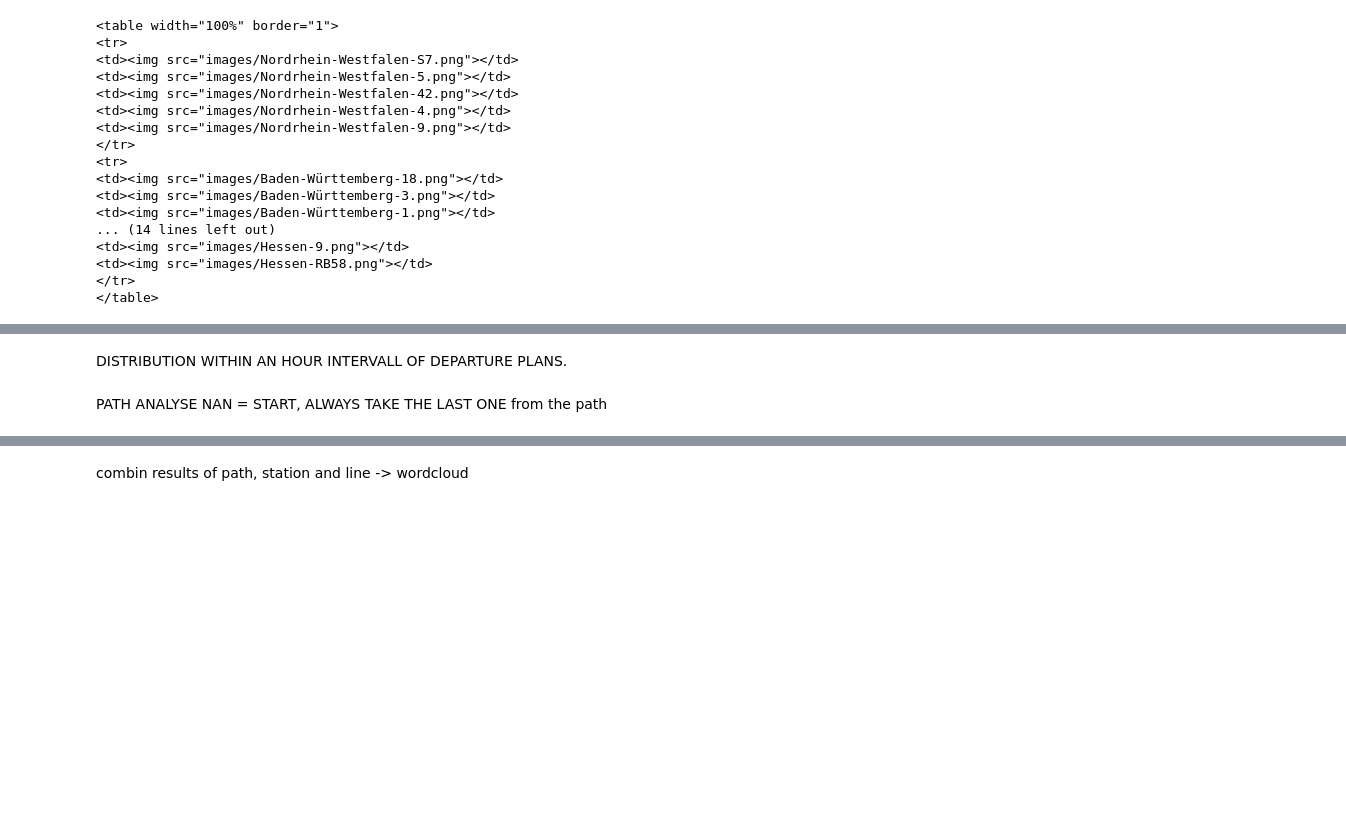
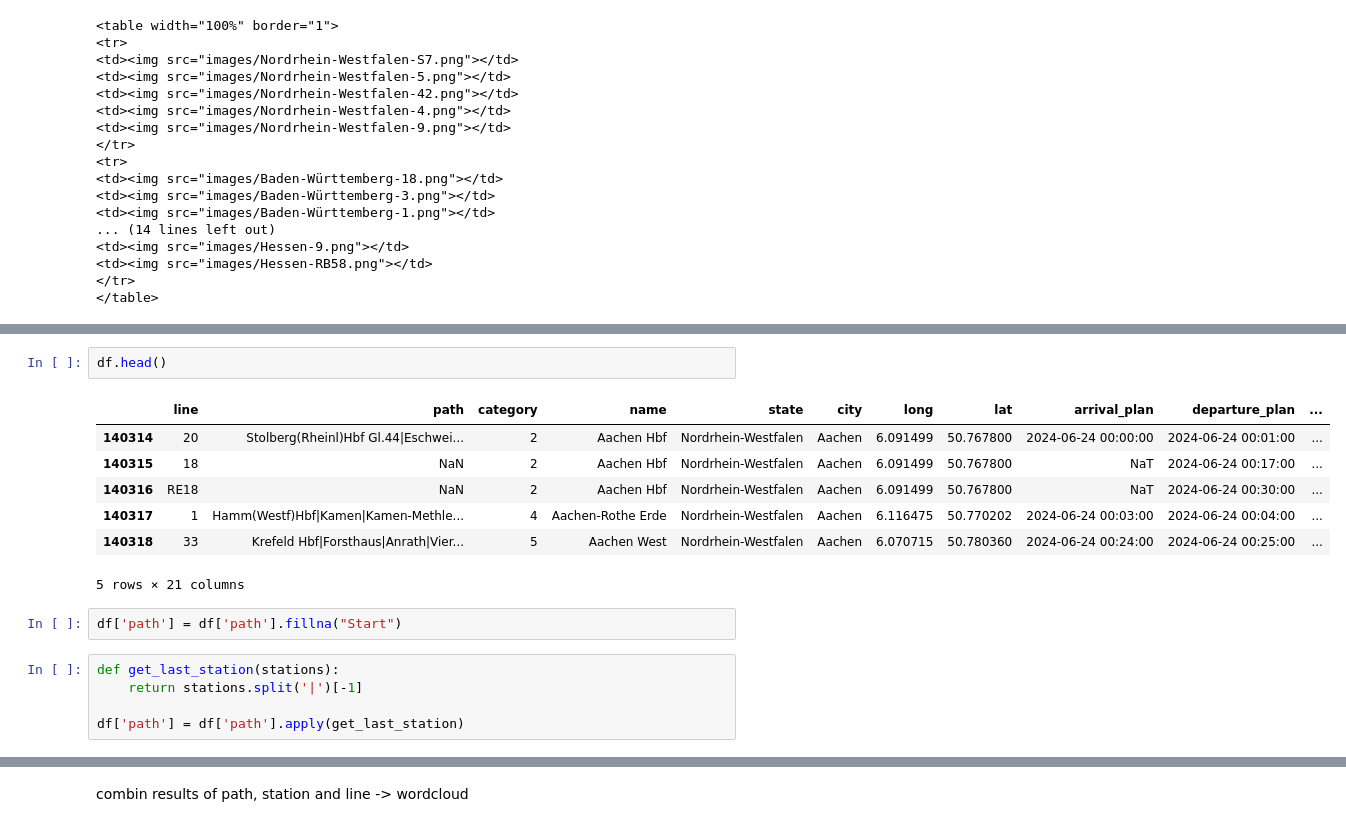
Before and after one commit to Nokkyuu/Fantastic_trains_and_when_to_find_them, a Jupyter notebook: EDA/03_geographical_analysis.ipynb, the cells around one changed output, grey strips where cells are left out. Saved outputs shown, nothing was run; the diff lists cells and outputs as text; blank space fills up the shorter version.

```diff
--- a/EDA/03_geographical_analysis.ipynb
+++ b/EDA/03_geographical_analysis.ipynb
@@ -681,7 +694,20 @@ print("</table>")
 <td><img src="images/Hessen-RB58.png"></td>
 </tr>
 </table>
-# %% [markdown]
-DISTRIBUTION WITHIN AN HOUR INTERVALL OF DEPARTURE PLANS.
-# %% [markdown]
-PATH ANALYSE NAN = START, ALWAYS TAKE THE LAST ONE from the path
+# %%
+df.head()
+# %% [output]
+|  | line | path | category | name | state | city | long | lat | arrival_plan | departure_plan | ... |
+| 140314 | 20 | Stolberg(Rheinl)Hbf Gl.44|Eschwei... | 2 | Aachen Hbf | Nordrhein-Westfalen | Aachen | 6.091499 | 50.767800 | 2024-06-24 00:00:00 | 2024-06-24 00:01:00 | ... |
+| 140315 | 18 | NaN | 2 | Aachen Hbf | Nordrhein-Westfalen | Aachen | 6.091499 | 50.767800 | NaT | 2024-06-24 00:17:00 | ... |
+| 140316 | RE18 | NaN | 2 | Aachen Hbf | Nordrhein-Westfalen | Aachen | 6.091499 | 50.767800 | NaT | 2024-06-24 00:30:00 | ... |
+| 140317 | 1 | Hamm(Westf)Hbf|Kamen|Kamen-Methle... | 4 | Aachen-Rothe Erde | Nordrhein-Westfalen | Aachen | 6.116475 | 50.770202 | 2024-06-24 00:03:00 | 2024-06-24 00:04:00 | ... |
+| 140318 | 33 | Krefeld Hbf|Forsthaus|Anrath|Vier... | 5 | Aachen West | Nordrhein-Westfalen | Aachen | 6.070715 | 50.780360 | 2024-06-24 00:24:00 | 2024-06-24 00:25:00 | ... |
+5 rows × 21 columns
+# %%
+df['path'] = df['path'].fillna("Start")
+# %%
+def get_last_station(stations):
+    return stations.split('|')[-1]
+
+df['path'] = df['path'].apply(get_last_station)
```
Also changed, not shown: parts of 12 cells of this notebook, 2 other files.
